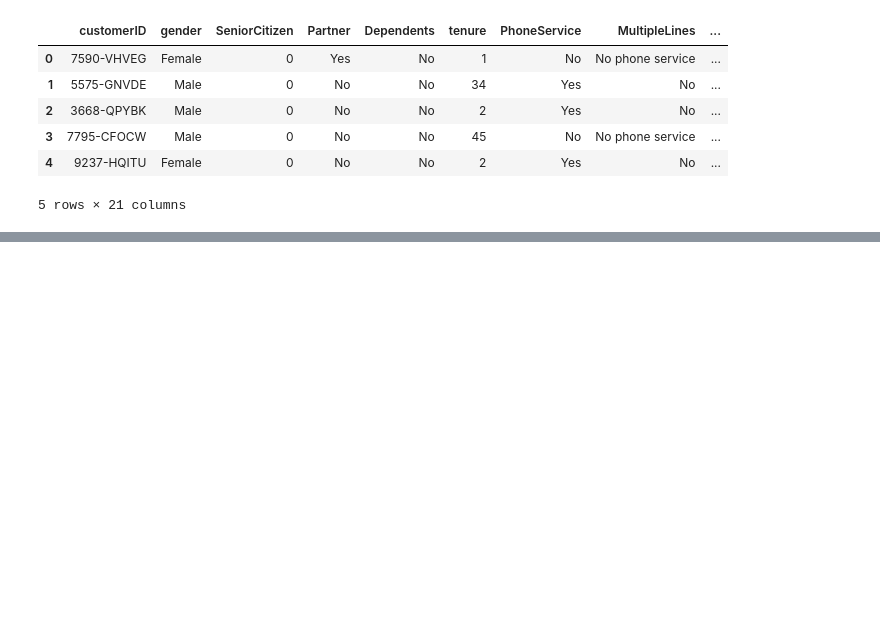
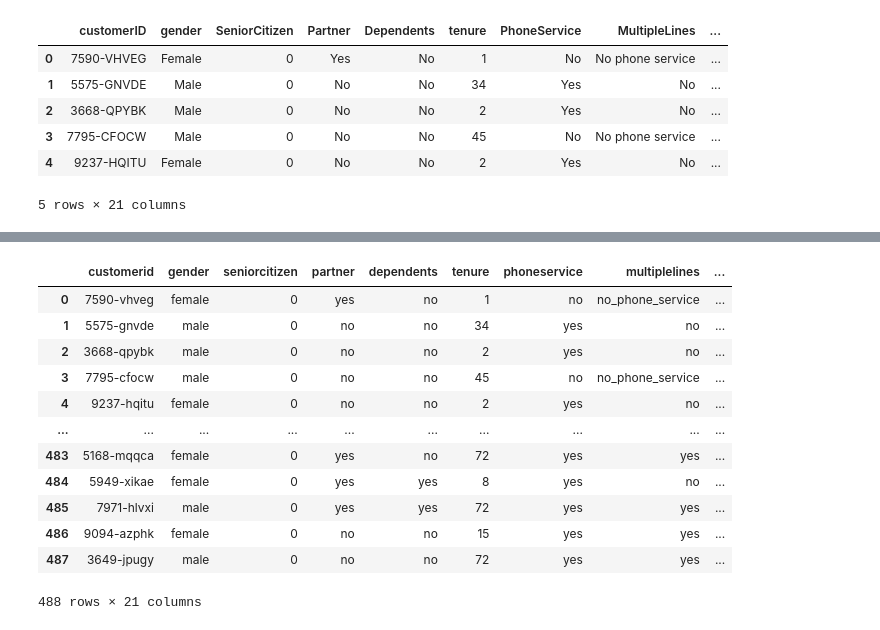
Before and after one commit to damlarici/telco-churn-prediction, a Jupyter notebook: telco-churn/telco-churn-project.ipynb, the cells around one changed output, grey strips where cells are left out. Saved outputs shown, nothing was run; the diff lists cells and outputs as text; code cells hidden in the pictures; blank space fills up the shorter version.

```diff
--- a/telco-churn/telco-churn-project.ipynb
+++ b/telco-churn/telco-churn-project.ipynb
@@ -22,0 +49,3 @@ df.head()
+# %%
+df.columns = df.columns.str.lower().str.replace(' ', '_')
+df.head()
@@ -22,0 +60,4 @@ df.head()
+# %%
+cat_cols = list(df.dtypes[df.dtypes == "object"].index)
+for c in cat_cols:
+    df[c] = df[c].str.lower().str.replace(" ", "_")
@@ -22,0 +74,16 @@ df.head()
+# %%
+df[:488:]
+# %% [output]
+|  | customerid | gender | seniorcitizen | partner | dependents | tenure | phoneservice | multiplelines | ... |
+| 0 | 7590-vhveg | female | 0 | yes | no | 1 | no | no_phone_service | ... |
+| 1 | 5575-gnvde | male | 0 | no | no | 34 | yes | no | ... |
+| 2 | 3668-qpybk | male | 0 | no | no | 2 | yes | no | ... |
+| 3 | 7795-cfocw | male | 0 | no | no | 45 | no | no_phone_service | ... |
+| 4 | 9237-hqitu | female | 0 | no | no | 2 | yes | no | ... |
+| ... | ... | ... | ... | ... | ... | ... | ... | ... | ... |
+| 483 | 5168-mqqca | female | 0 | yes | no | 72 | yes | yes | ... |
+| 484 | 5949-xikae | female | 0 | yes | yes | 8 | yes | no | ... |
+| 485 | 7971-hlvxi | male | 0 | yes | yes | 72 | yes | yes | ... |
+| 486 | 9094-azphk | female | 0 | no | no | 15 | yes | yes | ... |
+| 487 | 3649-jpugy | male | 0 | no | no | 72 | yes | yes | ... |
+488 rows × 21 columns
```
Also changed, not shown: parts of 27 cells of this notebook, 2 other files.
